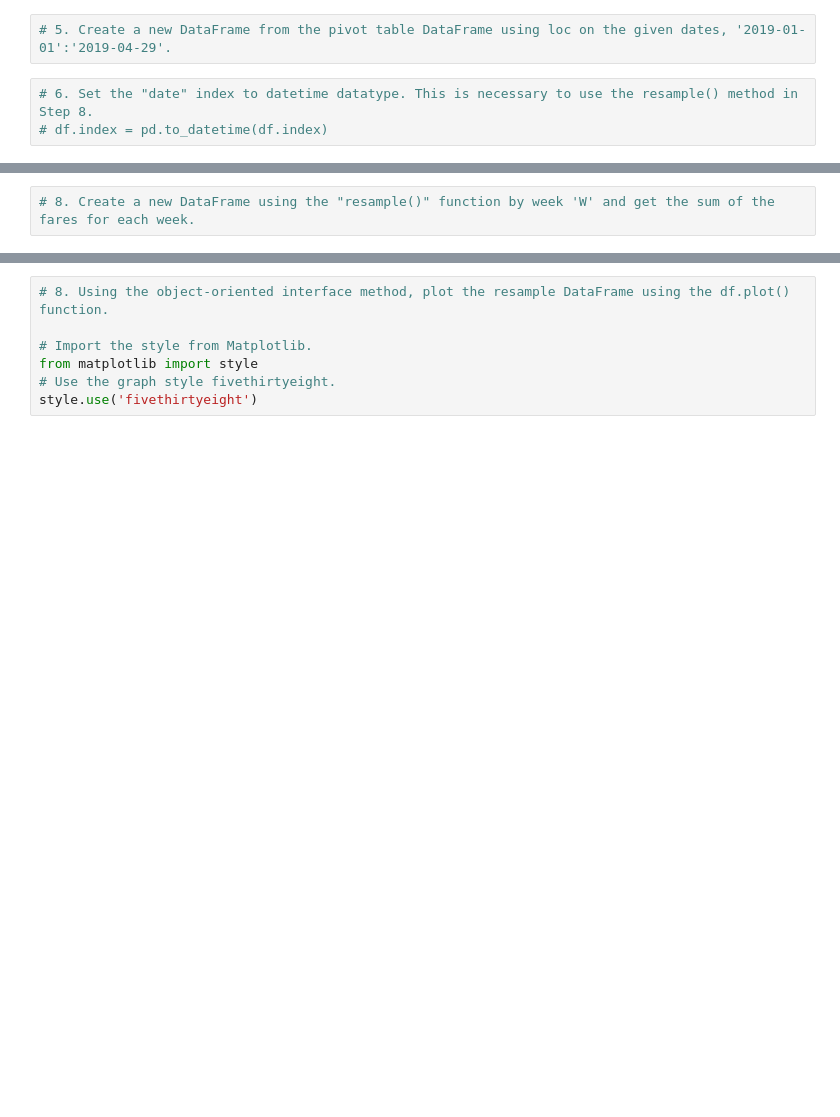
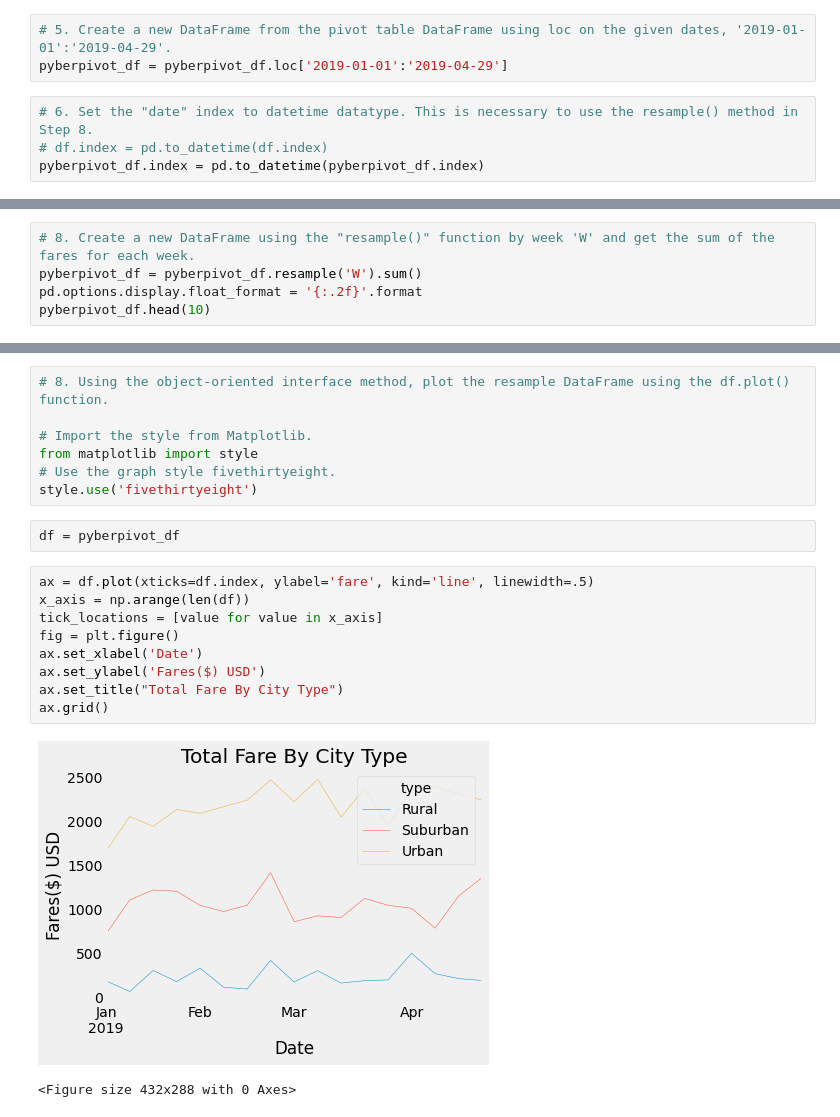
Before and after one commit to FinTechNOLA/PyBer_Analysis, a Jupyter notebook: PyBer_Challenge.ipynb, the cells around one changed output, grey strips where cells are left out. Cells and saved outputs as stored; diff of their text form; blank space fills up the shorter version.

```diff
--- a/PyBer_Challenge.ipynb
+++ b/PyBer_Challenge.ipynb
@@ -111,7 +175,9 @@ pyber_summary_df.index.name = None
 # %%
 # 5. Create a new DataFrame from the pivot table DataFrame using loc on the given dates, '2019-01-01':'2019-04-29'.
+pyberpivot_df = pyberpivot_df.loc['2019-01-01':'2019-04-29']
 # %%
 # 6. Set the "date" index to datetime datatype. This is necessary to use the resample() method in Step 8.
 # df.index = pd.to_datetime(df.index)
+pyberpivot_df.index = pd.to_datetime(pyberpivot_df.index)
 # %%
 # 7. Check that the datatype for the index is datetime using df.info()
@@ -118,2 +196,5 @@ pyber_summary_df.index.name = None
 # %%
 # 8. Create a new DataFrame using the "resample()" function by week 'W' and get the sum of the fares for each week.
+pyberpivot_df = pyberpivot_df.resample('W').sum()
+pd.options.display.float_format = '{:.2f}'.format
+pyberpivot_df.head(10)
@@ -124,3 +218,17 @@ pyber_summary_df.index.name = None
 from matplotlib import style
 # Use the graph style fivethirtyeight.
 style.use('fivethirtyeight')
+# %%
+df = pyberpivot_df
+# %%
+ax = df.plot(xticks=df.index, ylabel='fare', kind='line', linewidth=.5)
+x_axis = np.arange(len(df))
+tick_locations = [value for value in x_axis]
+fig = plt.figure()
+ax.set_xlabel('Date')
+ax.set_ylabel('Fares($) USD')
+ax.set_title("Total Fare By City Type")
+ax.grid()
+# %% [output]
+[figure, added]
+<Figure size 432x288 with 0 Axes>
```
Also changed, not shown: parts of 14 cells of this notebook.
